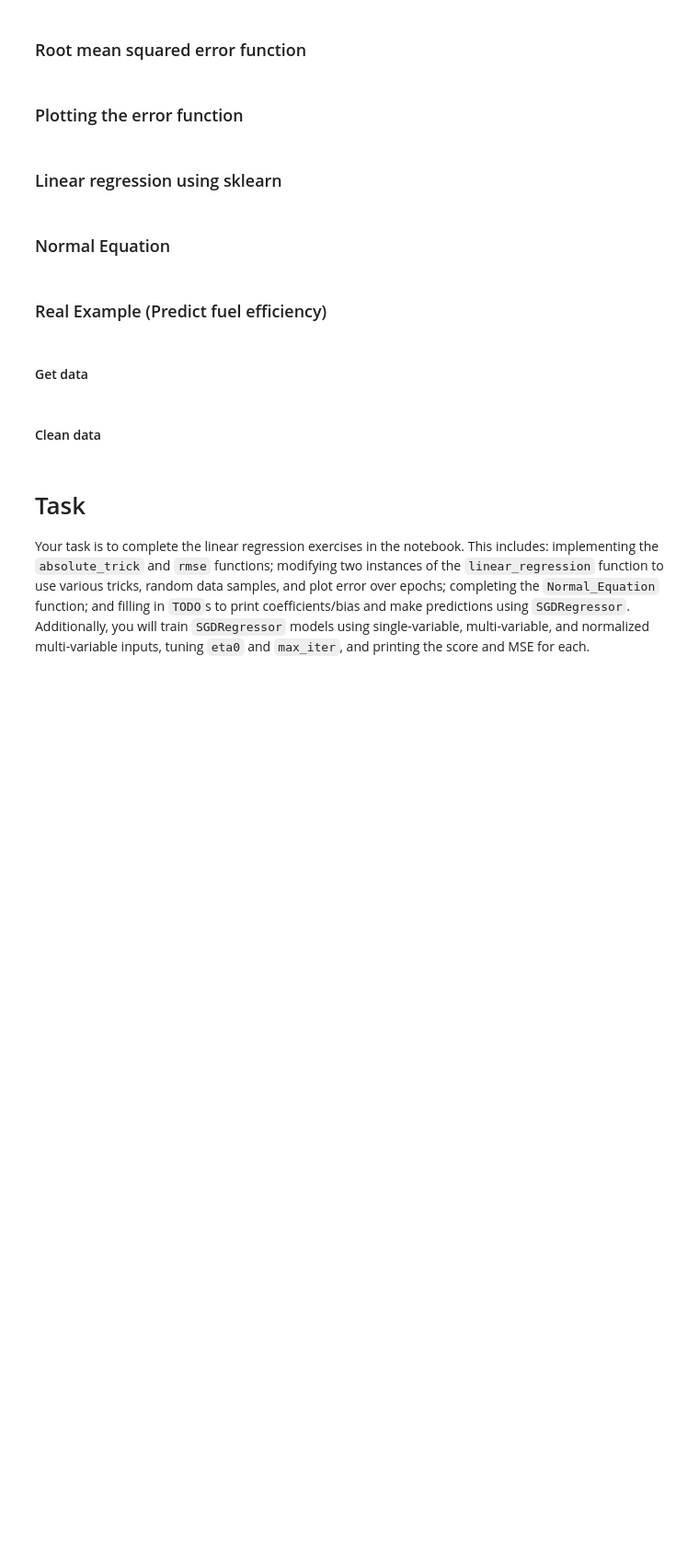
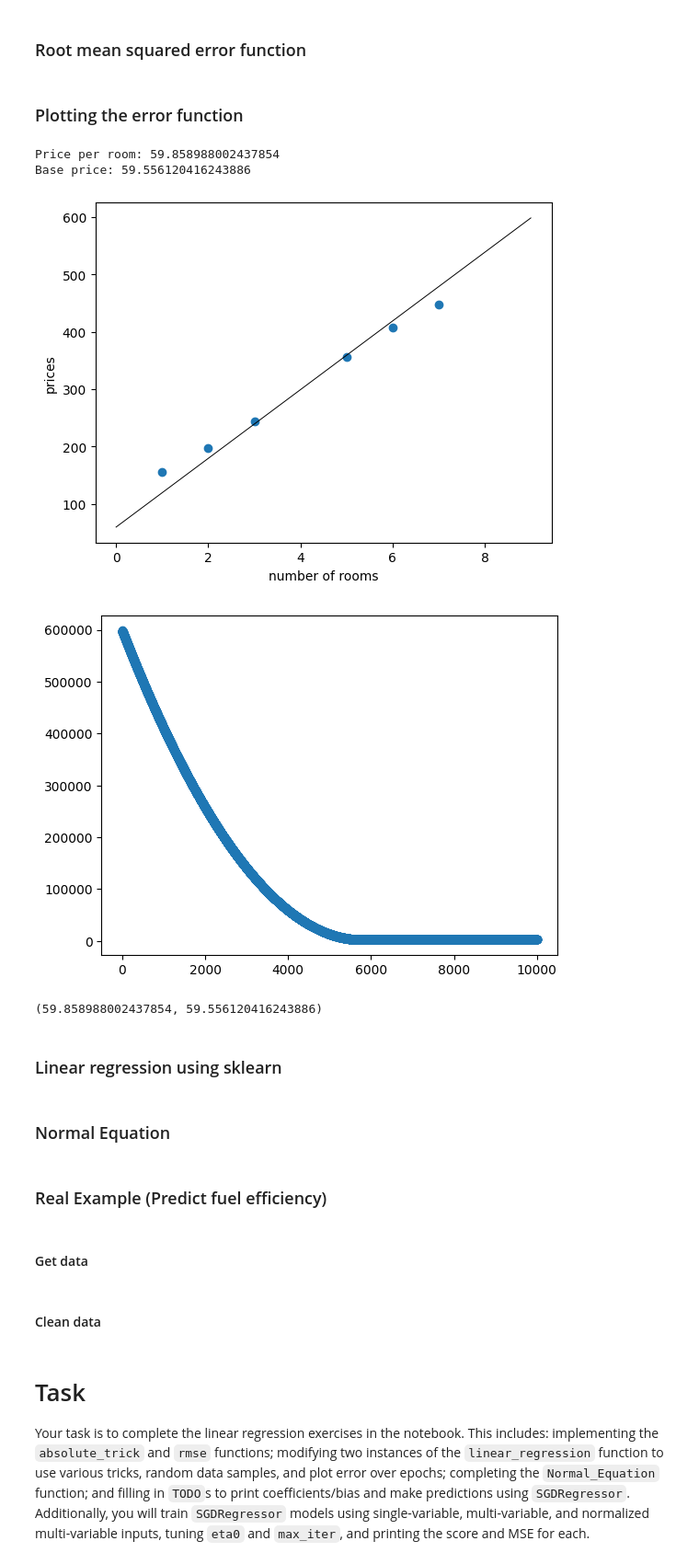
Before and after one commit to mo2menElsayed/demo-true, a Jupyter notebook: linear_regression/Coding_linear_regression.ipynb, the cells around one changed output. Shown: that part at 92% size. Drawn from its saved outputs; the diff is of its cells as text; code cells hidden in the pictures; blank space fills up the shorter version.

```diff
--- a/linear_regression/Coding_linear_regression.ipynb
+++ b/linear_regression/Coding_linear_regression.ipynb
@@ -127,32 +132,38 @@ def rmse(labels, predictions):
 # %%
 def linear_regression(features, labels, learning_rate=0.01, epochs = 1000):
     price_per_room = random.random()
     base_price = random.random()
     errors = []
     for i in range(epochs):
         predictions = features*price_per_room+base_price
         errors.append(rmse(labels, predictions))
         i = random.randint(0, len(features)-1)
         num_rooms = features[i]
         price = labels[i]
         # Uncomment one of the following 3 lines to use the simple, the absolute, or the square trick
         #price_per_room, base_price = simple_trick(base_price,
         #price_per_room, base_price = absolute_trick(base_price,
         price_per_room, base_price = square_trick(base_price,
                                                   price_per_room,
                                                   num_rooms,
                                                   price,
                                                   learning_rate=learning_rate)
     utils.draw_line(price_per_room, base_price, 'black', starting=0, ending=9)
     utils.plot_points(features, labels)
     print('Price per room:', price_per_room)
     print('Base price:', base_price)
     plt.show()
-    plt.scatter(range(len(errors)), errors)
+    plt.scatter(range(epochs), errors)
     plt.show()
     return price_per_room, base_price
 
 linear_regression(features, labels, learning_rate = 0.01, epochs = 10000)
+# %% [output]
+Price per room: 59.858988002437854
+Base price: 59.556120416243886
+[figure, added]
+[figure, added]
+(59.858988002437854, 59.556120416243886)
 # %% [markdown]
 ### Linear regression using sklearn
 # %%
```
Also changed, not shown: parts of 2 cells of this notebook.
